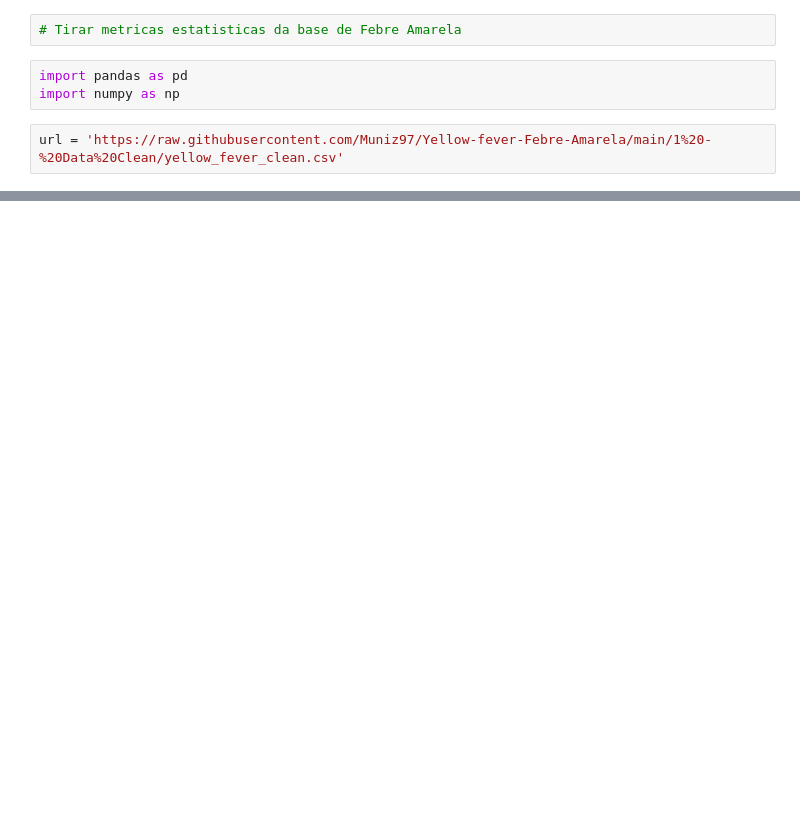
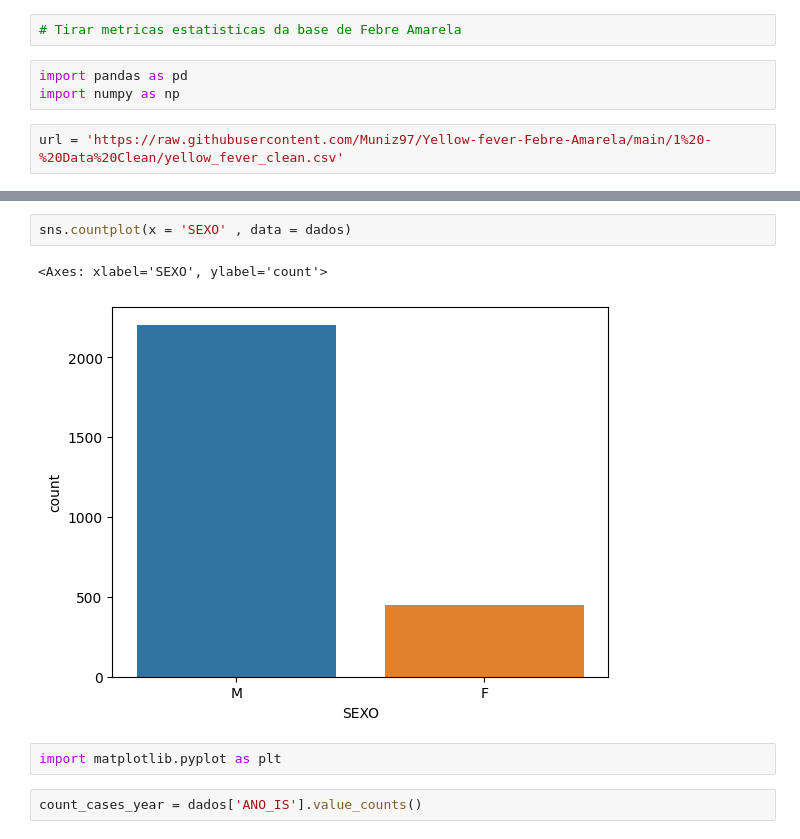
Before and after one commit to Muniz97/Yellow-fever-Febre-Amarela, a Jupyter notebook: 2 - Statistic/Yellow_Fever_Statistic.ipynb, the cells around one changed output, grey strips where cells are left out. Saved outputs shown, nothing was run; the diff lists cells and outputs as text; blank space fills up the shorter version.

```diff
--- a/2 - Statistic/Yellow_Fever_Statistic.ipynb
+++ b/2 - Statistic/Yellow_Fever_Statistic.ipynb
@@ -17,0 +79,9 @@ dados.head()
+# %%
+sns.countplot(x = 'SEXO' , data = dados)
+# %% [output]
+<Axes: xlabel='SEXO', ylabel='count'>
+[figure, added]
+# %%
+import matplotlib.pyplot as plt
+# %%
+count_cases_year = dados['ANO_IS'].value_counts()
```
Also changed, not shown: parts of 9 cells of this notebook.
